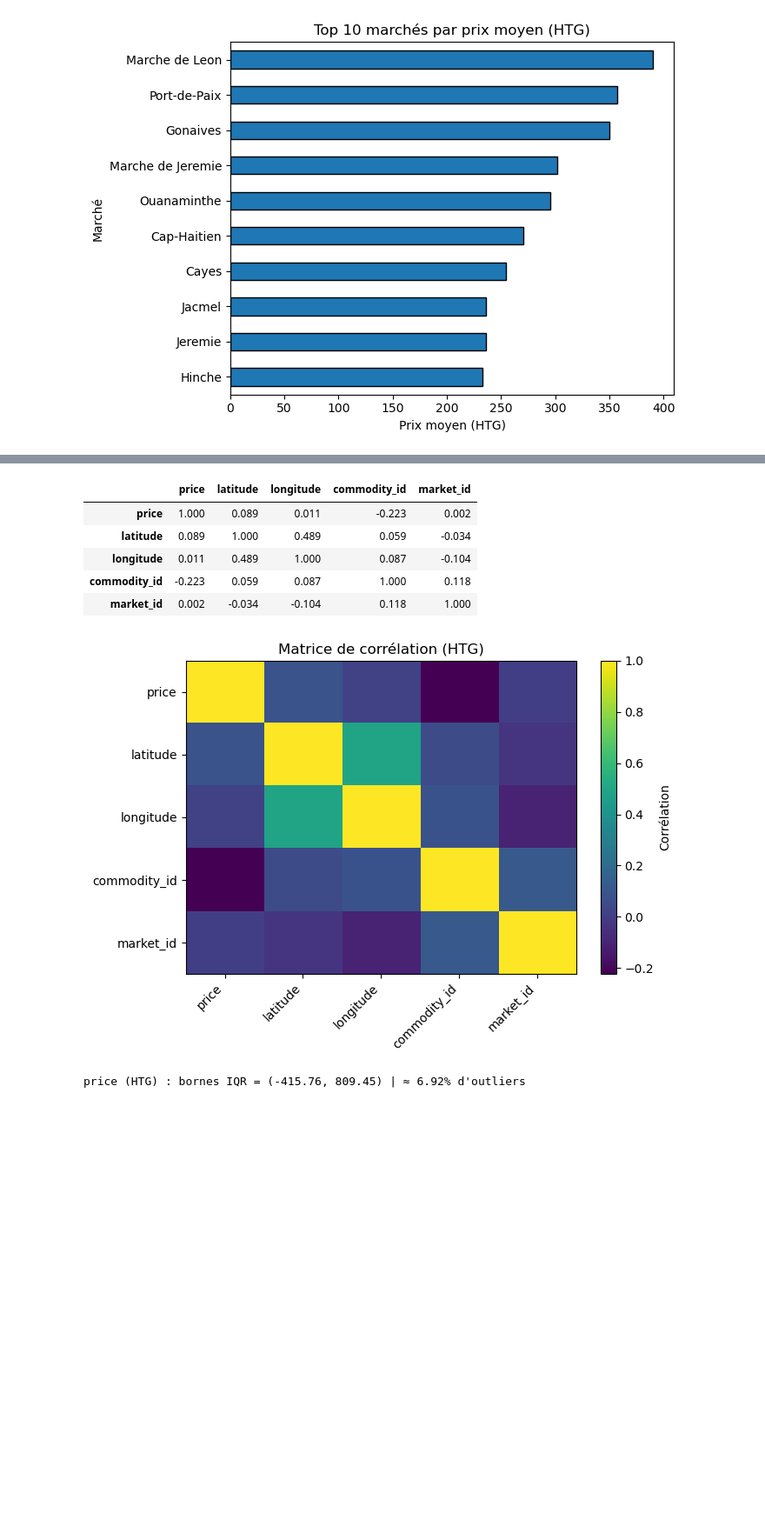
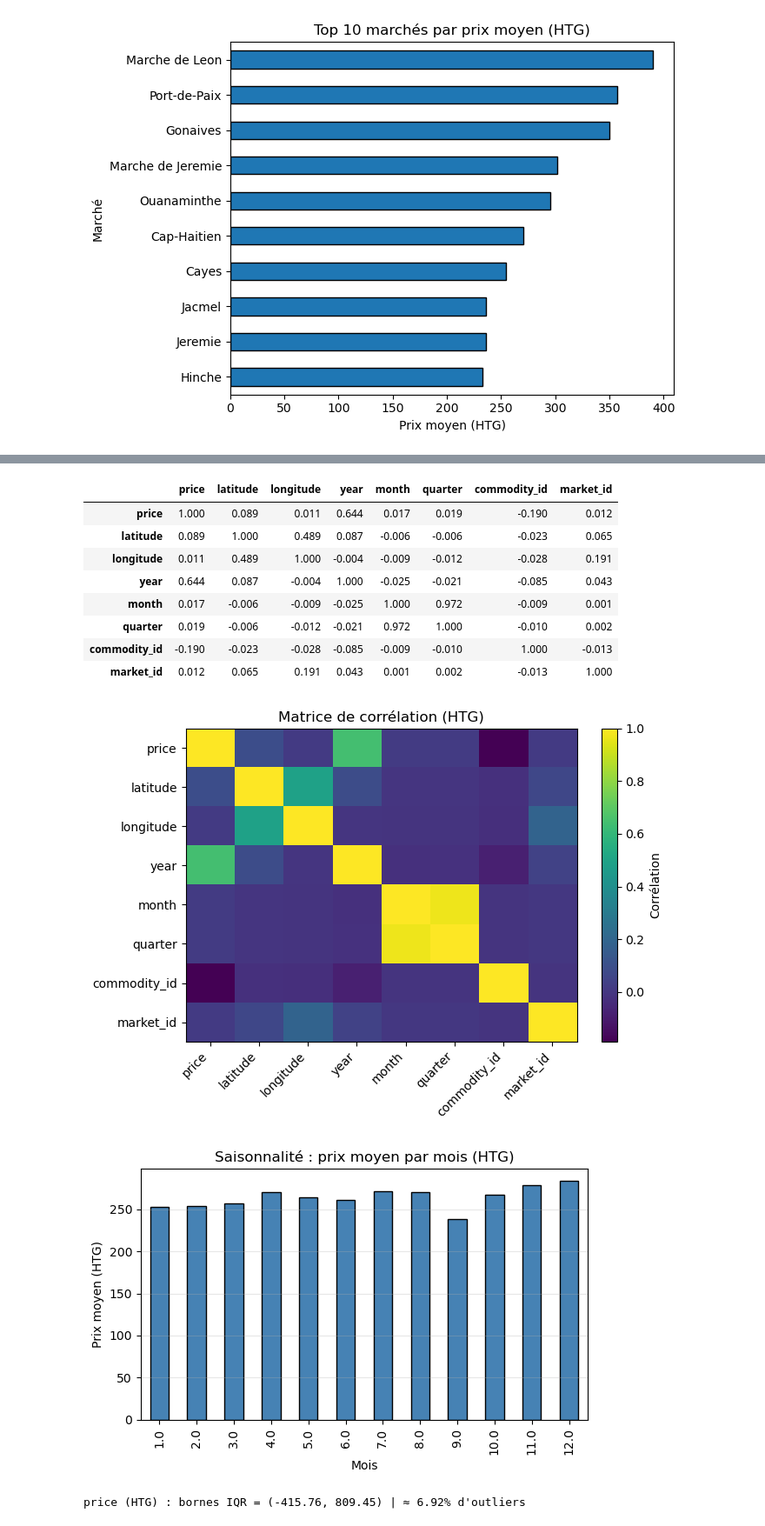
Before and after one commit to Einstein201/ML---World-Food-Programme-WFP-Food-Price---Haiti, a Jupyter notebook: Analyse_exploratoire.ipynb, the cells around one changed output, grey strips where cells are left out. Shown at 87% size. Drawn from its saved outputs; the diff is of its cells as text; code cells hidden in the pictures; blank space fills up the shorter version.

```diff
--- a/Analyse_exploratoire.ipynb
+++ b/Analyse_exploratoire.ipynb
@@ -378,41 +379,45 @@ plt.show()
 # --- Sélection de la devise prioritaire ---
 val = 'price' if 'price' in df.columns else 'usdprice'
 cur = 'HTG' if val == 'price' else 'USD'
 
 # --- Matrice de corrélation ---
 num_cols = [c for c in [val, 'latitude', 'longitude', 'year', 'month', 'quarter',
                         'commodity_id', 'market_id'] if c in df.columns]
 corr = df[num_cols].corr(numeric_only=True)
 display(corr.round(3))
 
 plt.figure(figsize=(7, 5))
 plt.imshow(corr, cmap='viridis', aspect='auto')
 plt.xticks(range(len(num_cols)), num_cols, rotation=45, ha='right')
 plt.yticks(range(len(num_cols)), num_cols)
 plt.colorbar(label='Corrélation')
 plt.title(f"Matrice de corrélation ({cur})")
 plt.tight_layout()
 plt.show()
 
 # --- Saisonnalité : prix moyen par mois ---
 if {'month', val}.issubset(df.columns):
     by_month = df.groupby('month')[val].mean()
     plt.figure(figsize=(6, 4))
-    by_month.plot(kind='bar', color='teal', edgecolor='black',
+    by_month.plot(kind='bar', color='steelblue', edgecolor='black',
                   title=f"Saisonnalité : prix moyen par mois ({cur})")
     plt.xlabel("Mois")
     plt.ylabel(f"Prix moyen ({cur})")
     plt.grid(axis='y', alpha=0.3)
     plt.tight_layout()
     plt.show()
 # %% [output]
-|  | price | latitude | longitude | commodity_id | market_id |
-| price | 1.000 | 0.089 | 0.011 | -0.223 | 0.002 |
-| latitude | 0.089 | 1.000 | 0.489 | 0.059 | -0.034 |
-| longitude | 0.011 | 0.489 | 1.000 | 0.087 | -0.104 |
-| commodity_id | -0.223 | 0.059 | 0.087 | 1.000 | 0.118 |
-| market_id | 0.002 | -0.034 | -0.104 | 0.118 | 1.000 |
+|  | price | latitude | longitude | year | month | quarter | commodity_id | market_id |
+| price | 1.000 | 0.089 | 0.011 | 0.644 | 0.017 | 0.019 | -0.190 | 0.012 |
+| latitude | 0.089 | 1.000 | 0.489 | 0.087 | -0.006 | -0.006 | -0.023 | 0.065 |
+| longitude | 0.011 | 0.489 | 1.000 | -0.004 | -0.009 | -0.012 | -0.028 | 0.191 |
+| year | 0.644 | 0.087 | -0.004 | 1.000 | -0.025 | -0.021 | -0.085 | 0.043 |
+| month | 0.017 | -0.006 | -0.009 | -0.025 | 1.000 | 0.972 | -0.009 | 0.001 |
+| quarter | 0.019 | -0.006 | -0.012 | -0.021 | 0.972 | 1.000 | -0.010 | 0.002 |
+| commodity_id | -0.190 | -0.023 | -0.028 | -0.085 | -0.009 | -0.010 | 1.000 | -0.013 |
+| market_id | 0.012 | 0.065 | 0.191 | 0.043 | 0.001 | 0.002 | -0.013 | 1.000 |
-[figure, old version]
+[figure, new version]
+[figure, added]
 # %%
 ##Détection simple d'outliers
 # %%
```
Also changed, not shown: parts of 5 cells of this notebook.
